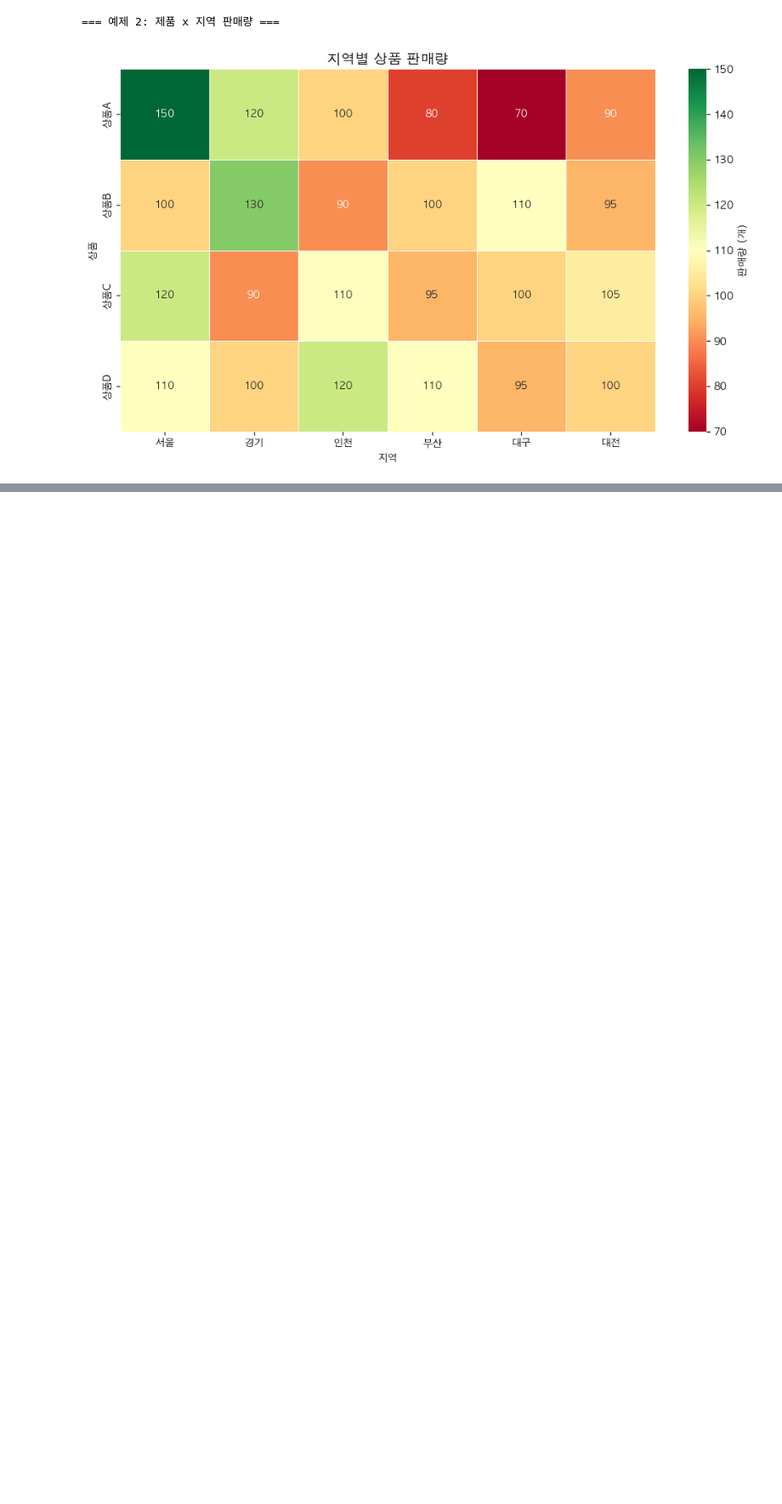
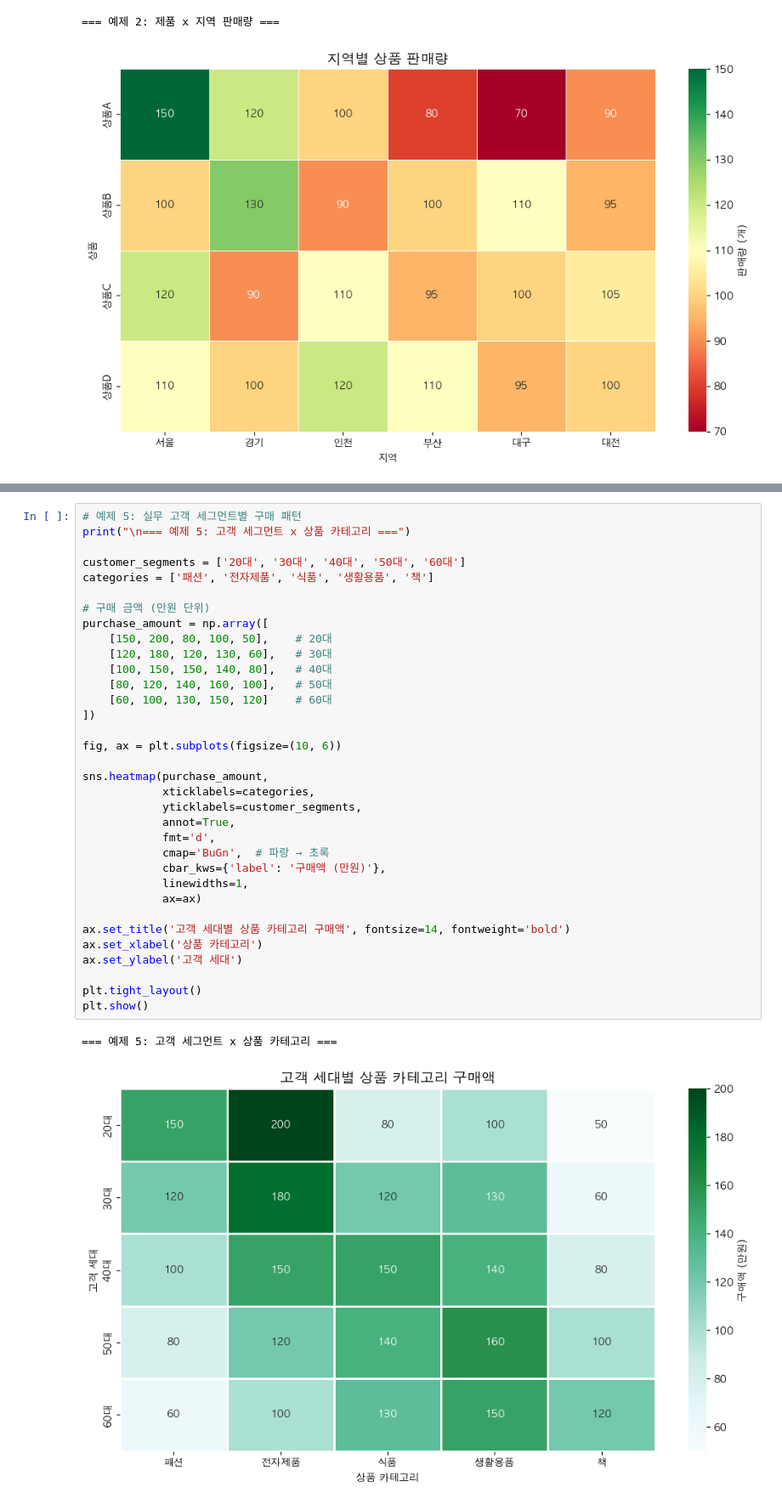
Before and after one commit to bobcho83/python_intermediate_learning, a Jupyter notebook: python_intermediate_learning.ipynb, the cells around one changed output, grey strips where cells are left out. Shown at 85% size. Cells and saved outputs as stored; diff of their text form; blank space fills up the shorter version.

```diff
--- a/python_intermediate_learning.ipynb
+++ b/python_intermediate_learning.ipynb
@@ -272,0 +351,37 @@ plt.show()
+# %%
+# 예제 5: 실무 고객 세그먼트별 구매 패턴
+print("\n=== 예제 5: 고객 세그먼트 x 상품 카테고리 ===")
+
+customer_segments = ['20대', '30대', '40대', '50대', '60대']
+categories = ['패션', '전자제품', '식품', '생활용품', '책']
+
+# 구매 금액 (만원 단위)
+purchase_amount = np.array([
+    [150, 200, 80, 100, 50],    # 20대
+    [120, 180, 120, 130, 60],   # 30대
+    [100, 150, 150, 140, 80],   # 40대
+    [80, 120, 140, 160, 100],   # 50대
+    [60, 100, 130, 150, 120]    # 60대
+])
+
+fig, ax = plt.subplots(figsize=(10, 6))
+
+sns.heatmap(purchase_amount,
+            xticklabels=categories,
+            yticklabels=customer_segments,
+            annot=True,
+            fmt='d',
+            cmap='BuGn',  # 파랑 → 초록
+            cbar_kws={'label': '구매액 (만원)'},
+            linewidths=1,
+            ax=ax)
+
+ax.set_title('고객 세대별 상품 카테고리 구매액', fontsize=14, fontweight='bold')
+ax.set_xlabel('상품 카테고리')
+ax.set_ylabel('고객 세대')
+
+plt.tight_layout()
+plt.show()
+# %% [output]
+=== 예제 5: 고객 세그먼트 x 상품 카테고리 ===
+[figure, added]
```
Also changed, not shown: parts of 4 cells of this notebook, 2 other files.
